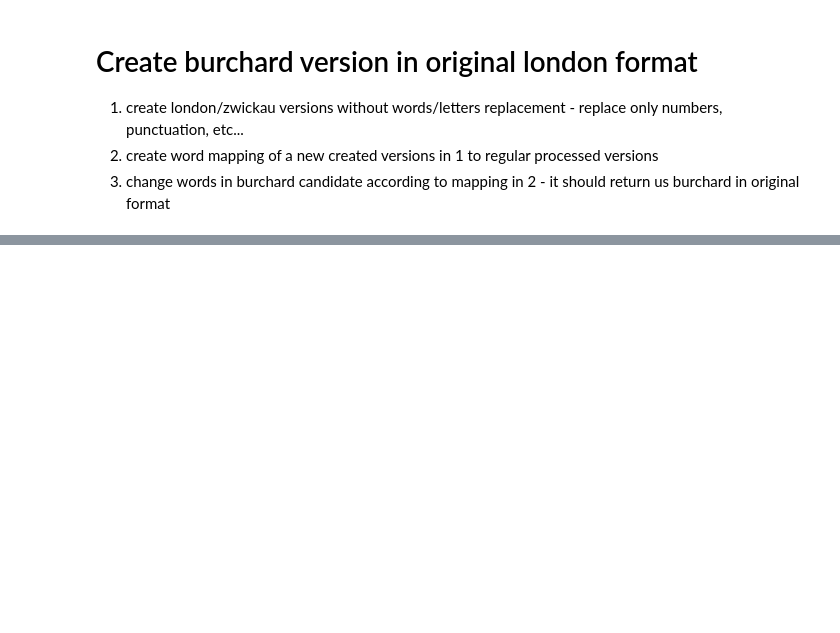
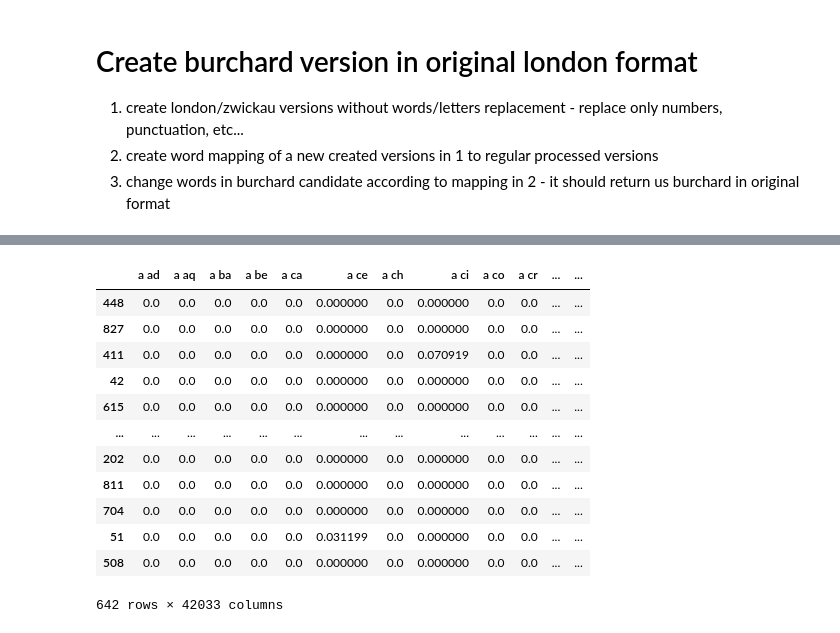
Before and after one commit to sashaaKr/thesis, a Jupyter notebook: notebooks/preparation_for_26.6.ipynb, the cells around one changed output, grey strips where cells are left out. Drawn from its saved outputs; the diff is of its cells as text; code cells hidden in the pictures; blank space fills up the shorter version.

```diff
--- a/notebooks/preparation_for_26.6.ipynb
+++ b/notebooks/preparation_for_26.6.ipynb
@@ -111,0 +125,2 @@ burchard_version_with_original_london_text
+# %%
+X, y = thesisModelFeatures.create_X_y(model_features_df)
@@ -111,0 +158,18 @@ burchard_version_with_original_london_text
+# %%
+X_train, X_test, y_train, y_test = train_test_split(X, y,random_state=101,stratify=y)
+# %%
+X_train
+# %% [output]
+|  | a ad | a aq | a ba | a be | a ca | a ce | a ch | a ci | a co | a cr | ... | ... |
+| 448 | 0.0 | 0.0 | 0.0 | 0.0 | 0.0 | 0.000000 | 0.0 | 0.000000 | 0.0 | 0.0 | ... | ... |
+| 827 | 0.0 | 0.0 | 0.0 | 0.0 | 0.0 | 0.000000 | 0.0 | 0.000000 | 0.0 | 0.0 | ... | ... |
+| 411 | 0.0 | 0.0 | 0.0 | 0.0 | 0.0 | 0.000000 | 0.0 | 0.070919 | 0.0 | 0.0 | ... | ... |
+| 42 | 0.0 | 0.0 | 0.0 | 0.0 | 0.0 | 0.000000 | 0.0 | 0.000000 | 0.0 | 0.0 | ... | ... |
+| 615 | 0.0 | 0.0 | 0.0 | 0.0 | 0.0 | 0.000000 | 0.0 | 0.000000 | 0.0 | 0.0 | ... | ... |
+| ... | ... | ... | ... | ... | ... | ... | ... | ... | ... | ... | ... | ... |
+| 202 | 0.0 | 0.0 | 0.0 | 0.0 | 0.0 | 0.000000 | 0.0 | 0.000000 | 0.0 | 0.0 | ... | ... |
+| 811 | 0.0 | 0.0 | 0.0 | 0.0 | 0.0 | 0.000000 | 0.0 | 0.000000 | 0.0 | 0.0 | ... | ... |
+| 704 | 0.0 | 0.0 | 0.0 | 0.0 | 0.0 | 0.000000 | 0.0 | 0.000000 | 0.0 | 0.0 | ... | ... |
+| 51 | 0.0 | 0.0 | 0.0 | 0.0 | 0.0 | 0.031199 | 0.0 | 0.000000 | 0.0 | 0.0 | ... | ... |
+| 508 | 0.0 | 0.0 | 0.0 | 0.0 | 0.0 | 0.000000 | 0.0 | 0.000000 | 0.0 | 0.0 | ... | ... |
+642 rows × 42033 columns
```
Also changed, not shown: parts of 26 cells of this notebook, 1 other file.
